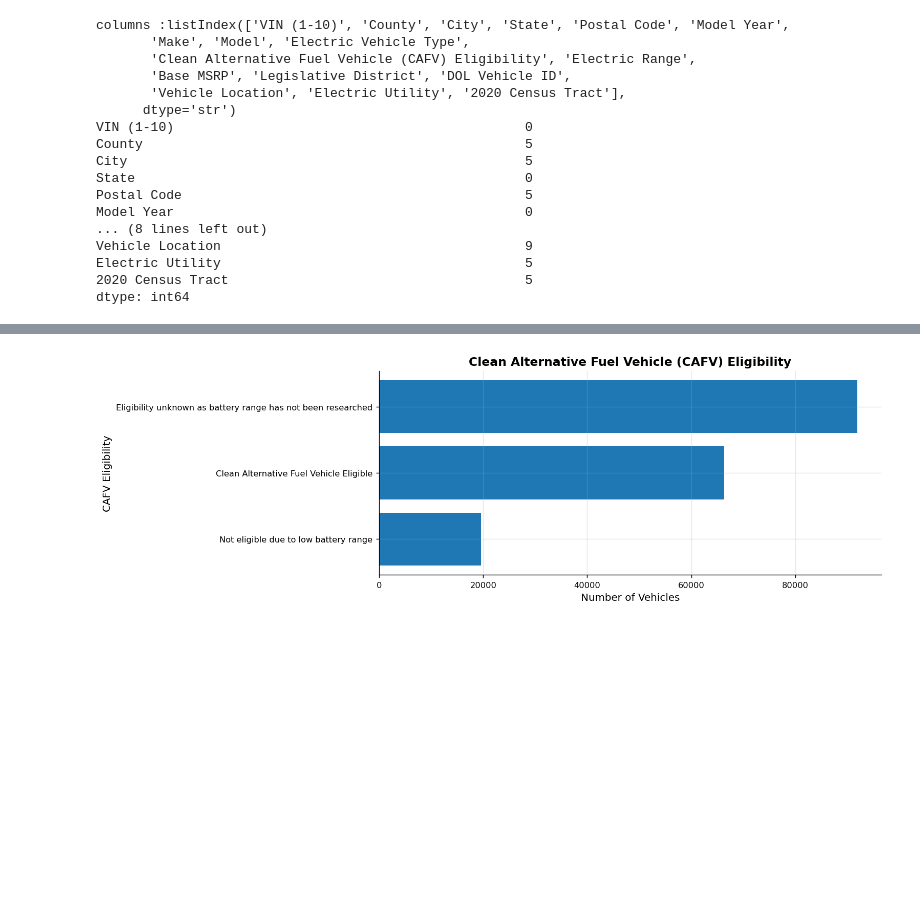
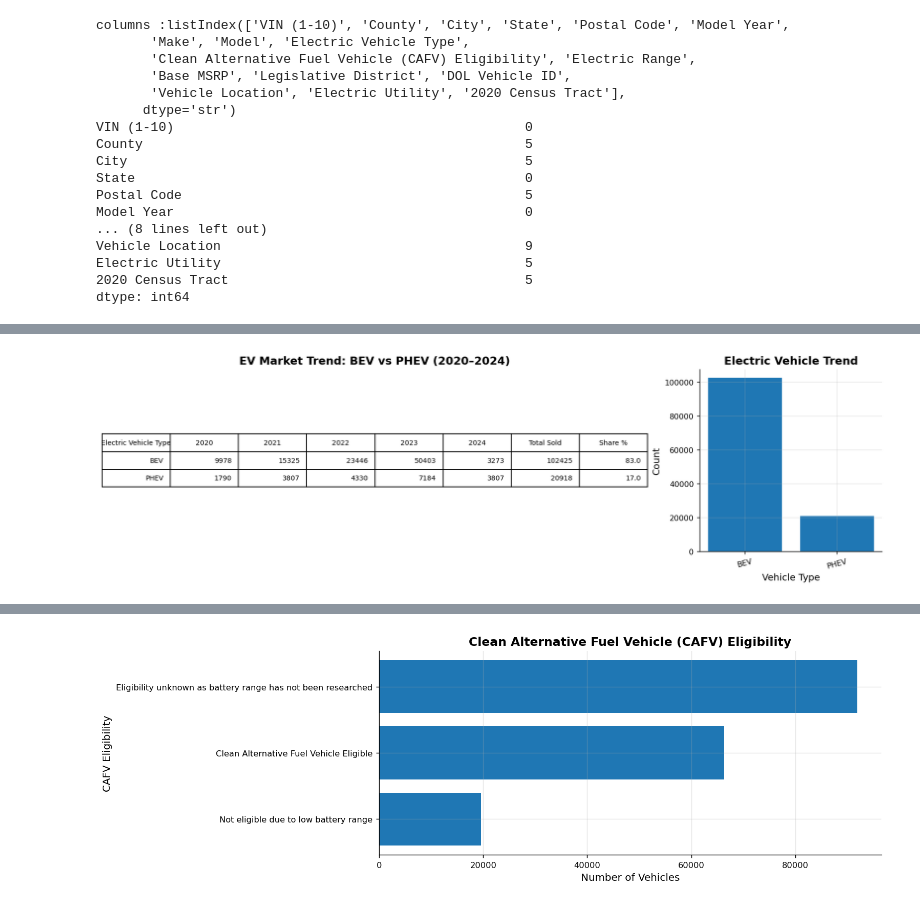
Before and after one commit to Ammarakanwal/ev-cars-analysis, a Jupyter notebook: EV_Cars_Analysis.ipynb, the cells around one changed output, grey strips where cells are left out. Cells and saved outputs as stored; diff of their text form; code cells hidden in the pictures; blank space fills up the shorter version.

```diff
--- a/EV_Cars_Analysis.ipynb
+++ b/EV_Cars_Analysis.ipynb
@@ -121 +107,84 @@ plt.show()
+# %%
+# Filter only required years
+filtered_df = df[df['Model Year'].isin([2020, 2021, 2022, 2023, 2024])]
+
+filtered_df['Electric Vehicle Type'] = filtered_df['Electric Vehicle Type'].replace({
+    'Battery Electric Vehicle (BEV)': 'BEV',
+    'Plug-in Hybrid Electric Vehicle (PHEV)': 'PHEV'
+})
+# Group by EV Type and Model Year
+sales_table = (
+    filtered_df.groupby(['Electric Vehicle Type', 'Model Year'])
+    .size()
+    .reset_index(name='Count')
+)
+
+# Pivot years into columns
+pivot_table = sales_table.pivot(
+    index='Electric Vehicle Type',
+    columns='Model Year',
+    values='Count'
+).fillna(0)
+
+# Convert to integer
+pivot_table = pivot_table.astype(int)
+
+# Total sold ONLY for included years
+pivot_table['Total Sold'] = (
+    pivot_table[2020] +
+    pivot_table[2021] +
+    pivot_table[2022] +
+    pivot_table[2023] +
+    pivot_table[2024]
+)
+
+# Share % ONLY for included years
+grand_total = pivot_table['Total Sold'].sum()
+
+pivot_table['Share %'] = (
+    pivot_table['Total Sold'] / grand_total * 100
+).round(1)
+
+# Convert index into column
+pivot_table = pivot_table.reset_index()
+
+# Create figure
+fig, axes = plt.subplots(
+    1, 2,
+    figsize=(13, 4),
+    gridspec_kw={'width_ratios': [2.3, 1]}
+)
+
+# TABLE
+axes[0].axis('off')
+
+table = axes[0].table(
+    cellText=pivot_table.values,
+    colLabels=pivot_table.columns,
+    loc='center'
+)
+
+table.auto_set_font_size(False)
+table.set_fontsize(8)
+table.scale(1.3, 1.8)
+
+axes[0].set_title("EV Market Trend: BEV vs PHEV (2020–2024)")
+
+
+# Bar Chart
+axes[1].bar(
+    pivot_table['Electric Vehicle Type'],
+    pivot_table['Total Sold']
+)
+
+axes[1].set_title("Electric Vehicle Trend")
+axes[1].set_xlabel("Vehicle Type")
+axes[1].set_ylabel("Count")
+
+axes[1].tick_params(axis='x', rotation=15)
+
+plt.tight_layout()
+plt.show()
+# %% [output]
+[figure, added]
 # %%
```
Also changed, not shown: parts of 8 cells of this notebook.
